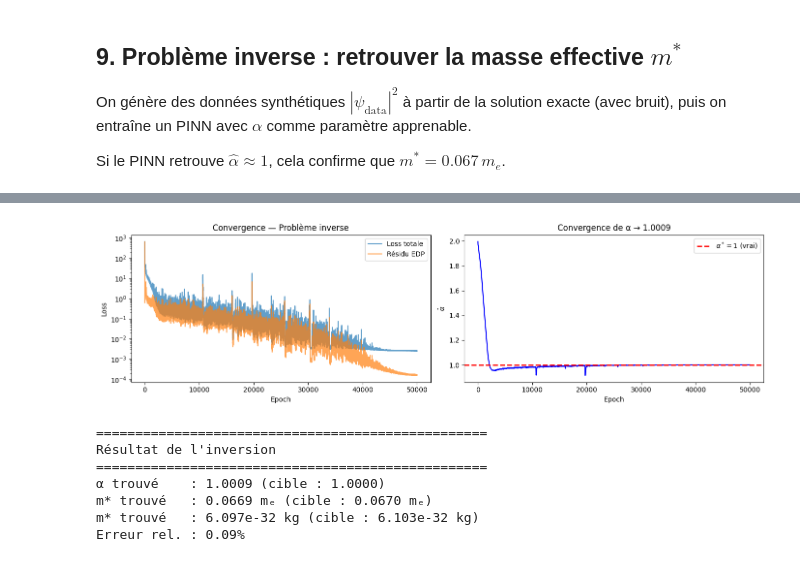
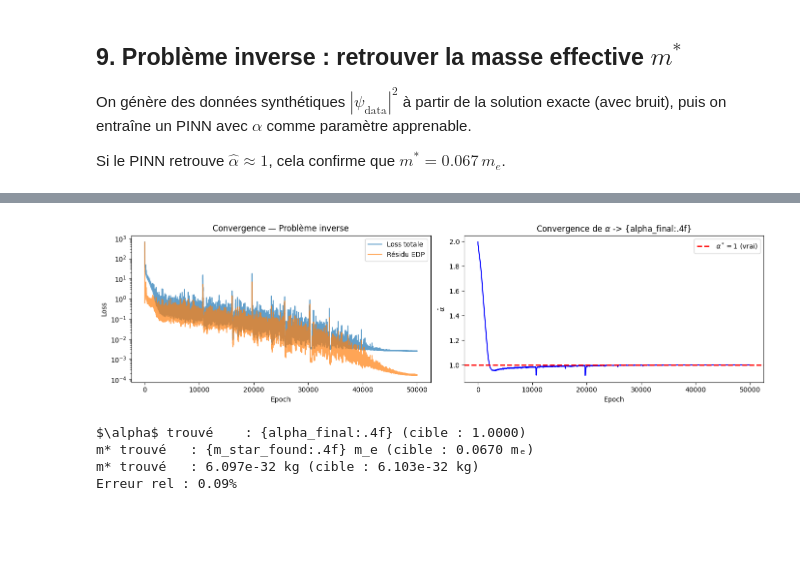
Before and after one commit to GatienSeguy/projet_ia_schrodinger, a Jupyter notebook: PINN_Schrodinger_GaAs_v2.ipynb, the cells around one changed output, grey strips where cells are left out. Saved outputs shown, nothing was run; the diff lists cells and outputs as text; code cells hidden in the pictures; blank space fills up the shorter version.

```diff
--- a/PINN_Schrodinger_GaAs_v2.ipynb
+++ b/PINN_Schrodinger_GaAs_v2.ipynb
@@ -22,9 +22,14 @@ import copy
 import warnings
 warnings.filterwarnings('ignore')
 
-print("MPS disponible :", torch.mps.is_available())
-device = torch.device("mps" if torch.mps.is_available() else "cpu")
+if torch.mps.is_available():
+    device = torch.device("mps" )
+elif torch.cuda.is_available():
+    device = torch.device("cuda")
+else:
+    device = torch.device("cuda")
 print("Device :", device)
+#On fixe la seed de l'alea
 torch.manual_seed(42)
 np.random.seed(42)
 # %% [output]
@@ -219,16 +190,9 @@ Le problème central : **ψ = 0 semble être une bonne solution**. Cette solutio
 # %%
 class SchrodingerNet(nn.Module):
-    """Réseau feed-forward pour approximer psi(x,t).
-    Sortie : (Re(psi), Im(psi)) de dimension 2.
-
-    Changements vs v1 :
-    - 128 neurones (au lieu de 64) : ψ oscille, il faut plus d'expressivité
-    - 5 couches cachées (au lieu de 4) : meilleure approximation des hautes fréquences
-    """
     def __init__(self, hidden_dim=128, n_hidden=5, dropout_rate=0.0):
         super().__init__()
         layers = [nn.Linear(2, hidden_dim), nn.Tanh()]
-        for _ in range(n_hidden - 1):
+        for k in range(n_hidden - 1):
             if dropout_rate > 0:
                 layers.append(nn.Dropout(p=dropout_rate))
             layers.append(nn.Linear(hidden_dim, hidden_dim))
@@ -270,14 +234,14 @@ class SchrodingerProblem:
         return torch.zeros_like(x)
 
     def residual(self, x, t):
-        """Calcule les 2 résidus de l'EDP de Schrödinger.
+        """Calcule 2 résidus EDP Schrodinger.
         Exactement comme problem.f() dans le TP thermique, mais 2 résidus.
         """
         out = self.net(x, t)  # (N, 2)
         u = out[:, 0:1]  # Re(psi)
         v = out[:, 1:2]  # Im(psi)
 
-        # Dérivées premières (comme u_x et u_t dans le TP)
+        # Dérivées premières (un peu comme u_x et u_t dans le TP)
         u_x = torch.autograd.grad(u, x, grad_outputs=torch.ones_like(u),
                                    retain_graph=True, create_graph=True)[0]
         v_x = torch.autograd.grad(v, x, grad_outputs=torch.ones_like(v),
@@ -287,16 +251,12 @@ class SchrodingerProblem:
         v_t = torch.autograd.grad(v, t, grad_outputs=torch.ones_like(v),
                                    retain_graph=True, create_graph=True)[0]
 
-        # Dérivées secondes (comme flux_x dans le TP)
+        # Dérivées secondes (un peu comme flux_x dans le TP)
         u_xx = torch.autograd.grad(u_x, x, grad_outputs=torch.ones_like(u_x),
                                     retain_graph=True, create_graph=True)[0]
         v_xx = torch.autograd.grad(v_x, x, grad_outputs=torch.ones_like(v_x),
                                     retain_graph=True, create_graph=True)[0]
-
-        # V(x) = 0 dans le puits infini
-        # Résidus de i d_t psi = -alpha/2 d_xx psi
-        # Re: d_t u = +alpha/2 * d_xx v
-        # Im: d_t v = -alpha/2 * d_xx u
+        #residus
         r_re = u_t - (self.alpha / 2) * v_xx
         r_im = v_t + (self.alpha / 2) * u_xx
 
@@ -316,7 +276,7 @@ class SchrodingerProblem:
         out = self.net(x, t)
         u = out[:, 0:1]
         v = out[:, 1:2]
-        return u, v  # doivent être ~0
+        return u, v  # doivent être environ 0
 # %% [markdown]
 ## 6. Boucle d'entraînement
 
@@ -678,42 +628,36 @@ Epoch 49999 | Loss: 2.56e-03 | EDP: 1.64e-04 | IC: 1.52e-08 | BC: 2.96e-05 | α:
 # %%
-# --- Convergence de alpha ---
+#cv alpha
 alpha_final = history_inv['alpha'][-1]
 m_star_found = 0.067 / alpha_final  # en unités de m_e
 m_star_found_kg = m_star_found * m_e
 
 fig, axes = plt.subplots(1, 2, figsize=(14, 4))
 
 axes[0].semilogy(history_inv['loss'], label='Loss totale', alpha=0.7)
 axes[0].semilogy(history_inv['loss_f'], label='Résidu EDP', alpha=0.7)
 axes[0].set_xlabel('Epoch'); axes[0].set_ylabel('Loss')
 axes[0].set_title('Convergence — Problème inverse')
 axes[0].legend()
 
 axes[1].plot(history_inv['alpha'], 'b-', linewidth=1.5)
 axes[1].axhline(1.0, color='r', linestyle='--', linewidth=2, label=r'$\alpha^* = 1$ (vrai)')
 axes[1].set_xlabel('Epoch'); axes[1].set_ylabel(r'$\hat{\alpha}$')
-axes[1].set_title(f'Convergence de α → {alpha_final:.4f}')
+axes[1].set_title(r'Convergence de $\alpha$ -> {alpha_final:.4f}')
 axes[1].legend()
 
 plt.tight_layout()
 plt.show()
 
-print(f"="*50)
-print(f"Résultat de l'inversion")
-print(f"="*50)
-print(f"α trouvé    : {alpha_final:.4f} (cible : 1.0000)")
-print(f"m* trouvé   : {m_star_found:.4f} mₑ (cible : 0.0670 mₑ)")
+print(r"$\alpha$ trouvé    : {alpha_final:.4f} (cible : 1.0000)")
+print(r"m* trouvé   : {m_star_found:.4f} m_e (cible : 0.0670 mₑ)")
 print(f"m* trouvé   : {m_star_found_kg:.3e} kg (cible : {m_star:.3e} kg)")
-print(f"Erreur rel. : {abs(alpha_final - 1.0) / 1.0 * 100:.2f}%")
+print(f"Erreur rel : {abs(alpha_final - 1.0) / 1.0 * 100:.2f}%")
 # %% [output]
-[figure, old version]
+[figure, new version]
-==================================================
-Résultat de l'inversion
-==================================================
-α trouvé    : 1.0009 (cible : 1.0000)
-m* trouvé   : 0.0669 mₑ (cible : 0.0670 mₑ)
+$\alpha$ trouvé    : {alpha_final:.4f} (cible : 1.0000)
+m* trouvé   : {m_star_found:.4f} m_e (cible : 0.0670 mₑ)
 m* trouvé   : 6.097e-32 kg (cible : 6.103e-32 kg)
-Erreur rel. : 0.09%
+Erreur rel : 0.09%
 # %%
 # --- Comparaison PINN inverse vs analytique ---
 err_inv = plot_comparison(net_inverse, T_max=T_MAX, title_prefix="[Inverse] ")
```
Also changed, not shown: parts of 14 cells of this notebook.
